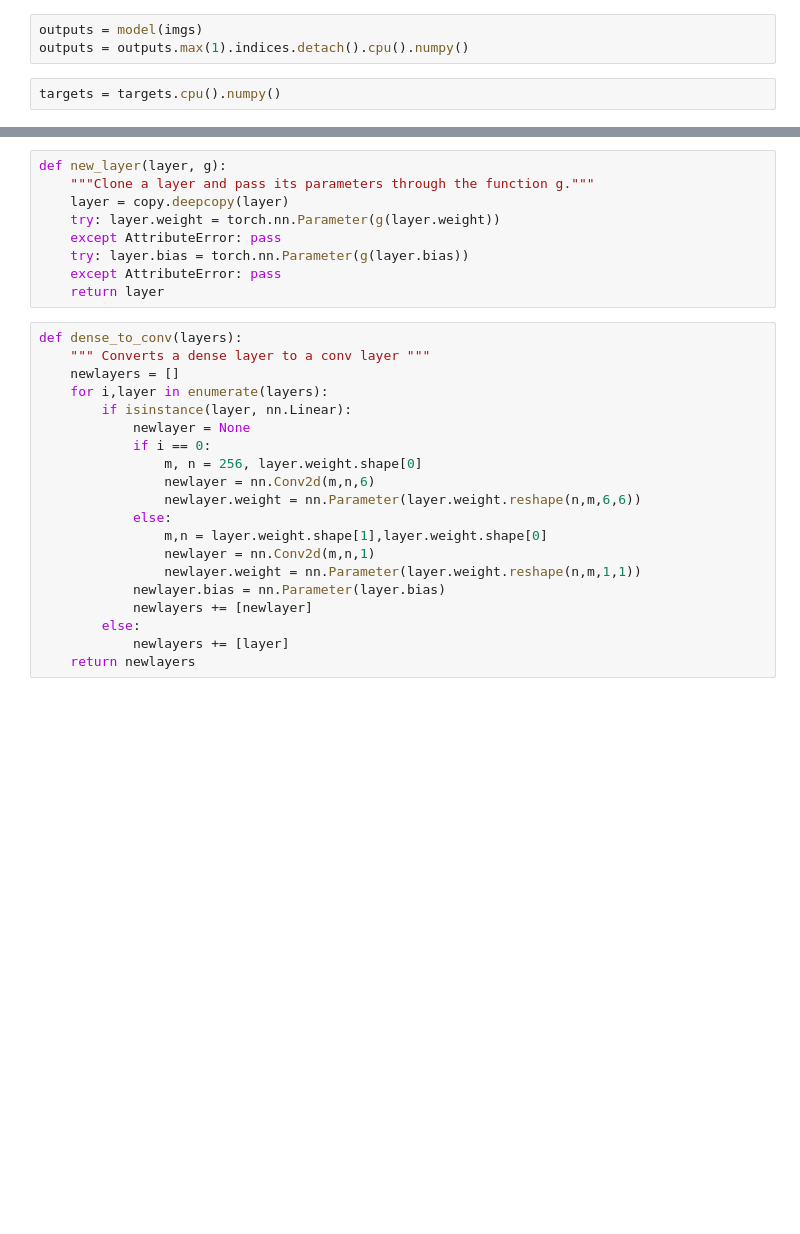
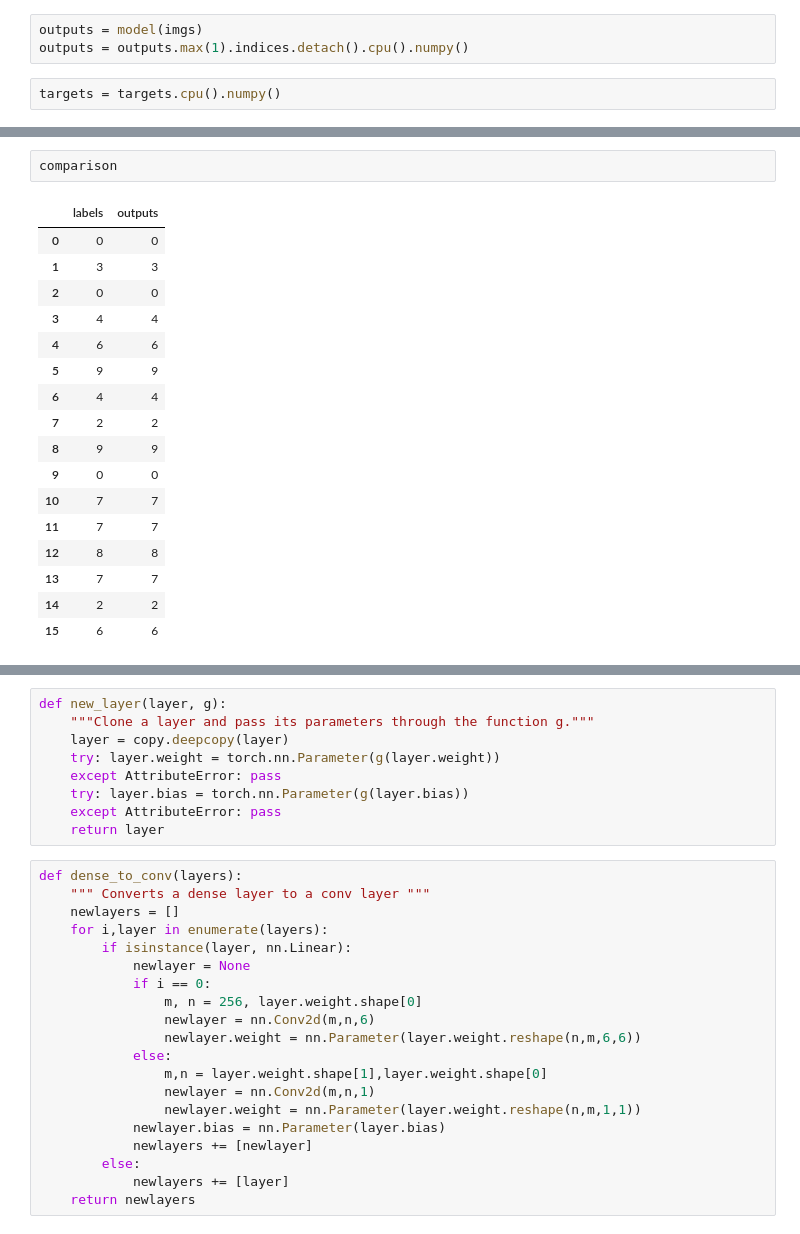
Before and after one commit to lxj22/audioM, a Jupyter notebook: models/lrp.ipynb, the cells around one changed output, grey strips where cells are left out. Saved outputs shown, nothing was run; the diff lists cells and outputs as text; blank space fills up the shorter version.

```diff
--- a/models/lrp.ipynb
+++ b/models/lrp.ipynb
@@ -54,0 +56,20 @@ Batch accuracy:  0.4375
+# %%
+comparison
+# %% [output]
+|  | labels | outputs |
+| 0 | 0 | 0 |
+| 1 | 3 | 3 |
+| 2 | 0 | 0 |
+| 3 | 4 | 4 |
+| 4 | 6 | 6 |
+| 5 | 9 | 9 |
+| 6 | 4 | 4 |
+| 7 | 2 | 2 |
+| 8 | 9 | 9 |
+| 9 | 0 | 0 |
+| 10 | 7 | 7 |
+| 11 | 7 | 7 |
+| 12 | 8 | 8 |
+| 13 | 7 | 7 |
+| 14 | 2 | 2 |
+| 15 | 6 | 6 |
```
Also changed, not shown: parts of 6 cells of this notebook.
